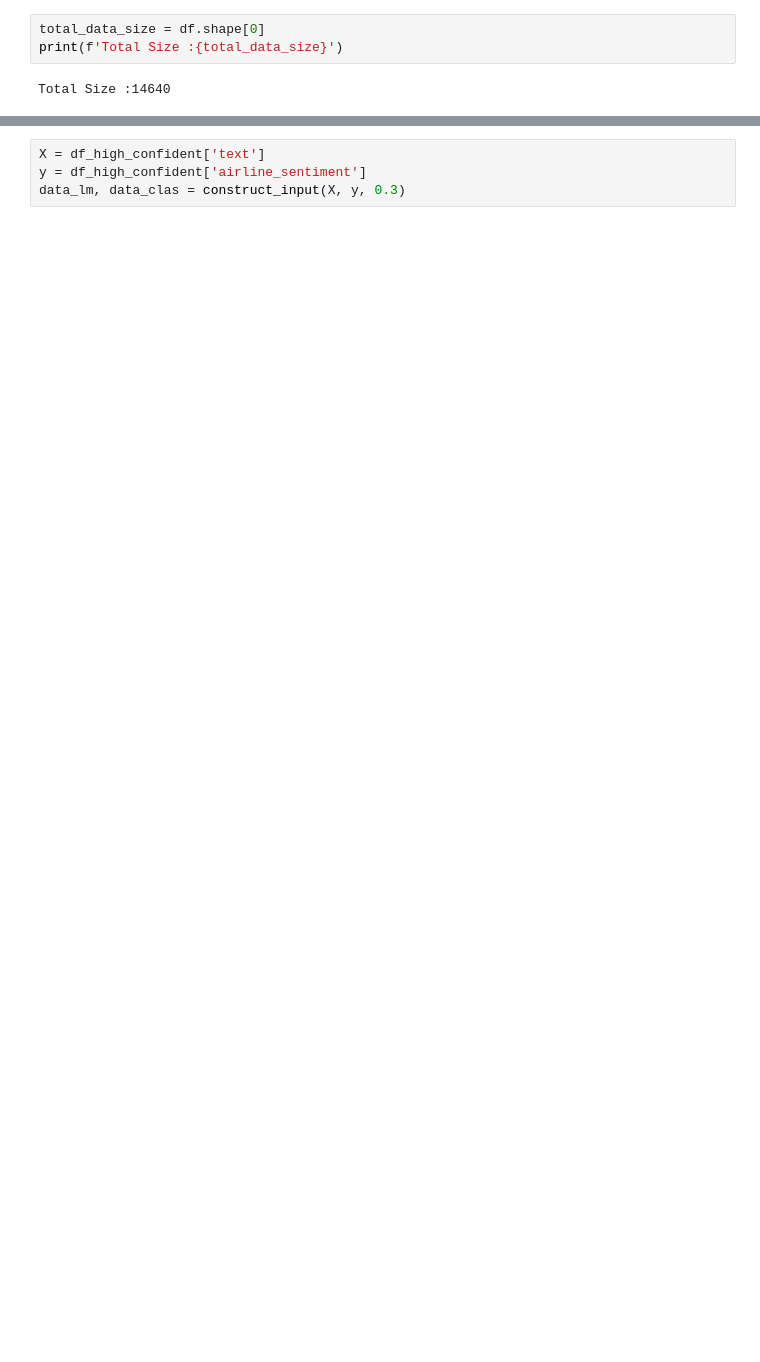
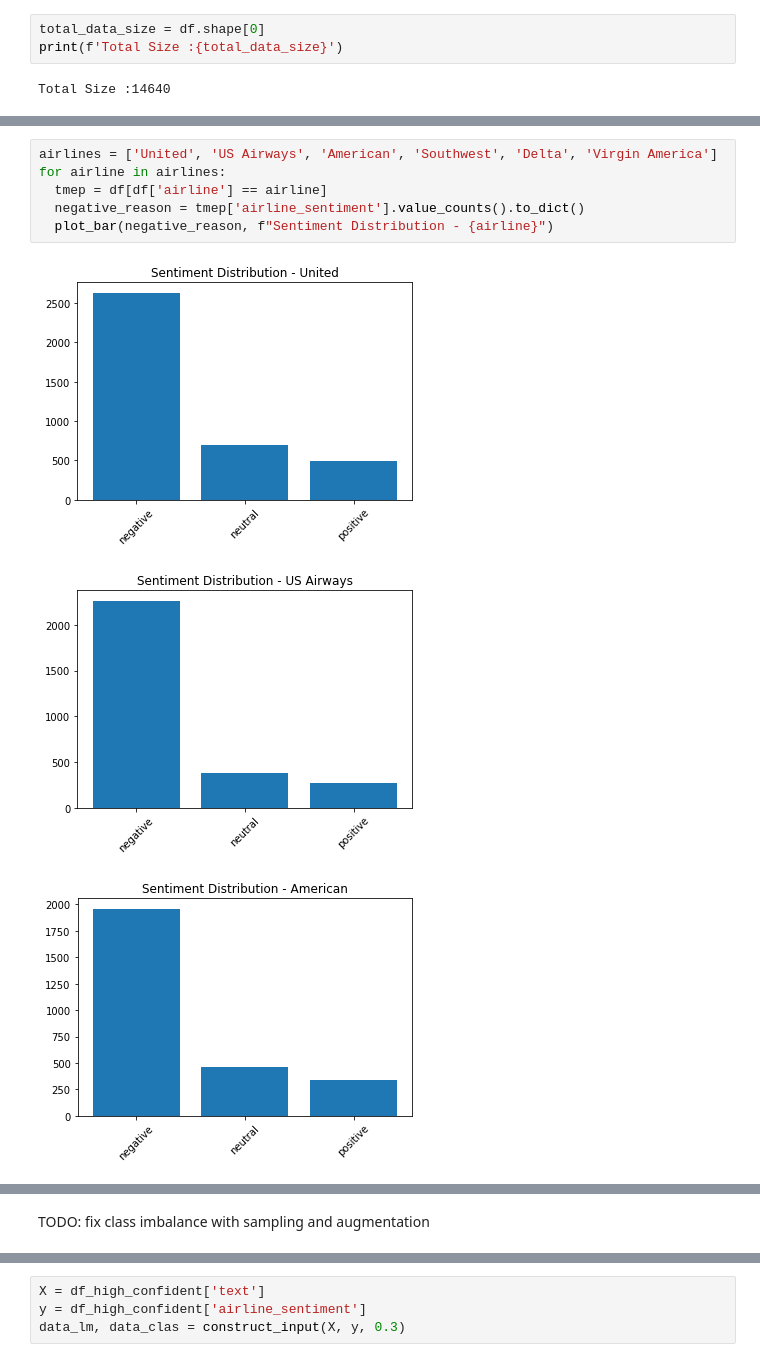
Before and after one commit to weiweitoo/airline-twitter-sentiment, a Jupyter notebook: model.ipynb, the cells around one changed output, grey strips where cells are left out. Drawn from its saved outputs; the diff is of its cells as text; blank space fills up the shorter version.

```diff
--- a/model.ipynb
+++ b/model.ipynb
@@ -106,0 +207,10 @@ Name: negativereason, dtype: int64
+# %%
+airlines = ['United', 'US Airways', 'American', 'Southwest', 'Delta', 'Virgin America']
+for airline in airlines:
+  tmep = df[df['airline'] == airline]
+  negative_reason = tmep['airline_sentiment'].value_counts().to_dict()
+  plot_bar(negative_reason, f"Sentiment Distribution - {airline}")
+# %% [output]
+[figure, added]
+[figure, added]
+[figure, added]
@@ -106,0 +220,2 @@ Name: negativereason, dtype: int64
+# %% [markdown]
+TODO: fix class imbalance with sampling and augmentation
```
Also changed, not shown: parts of 42 cells of this notebook.
